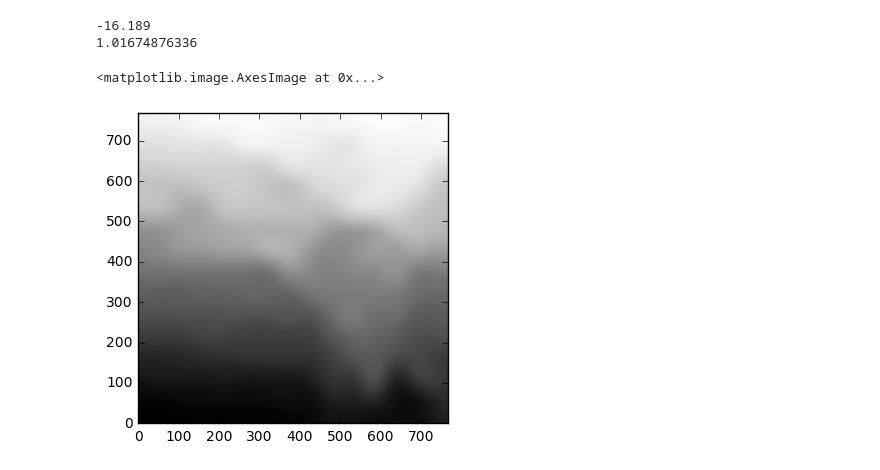
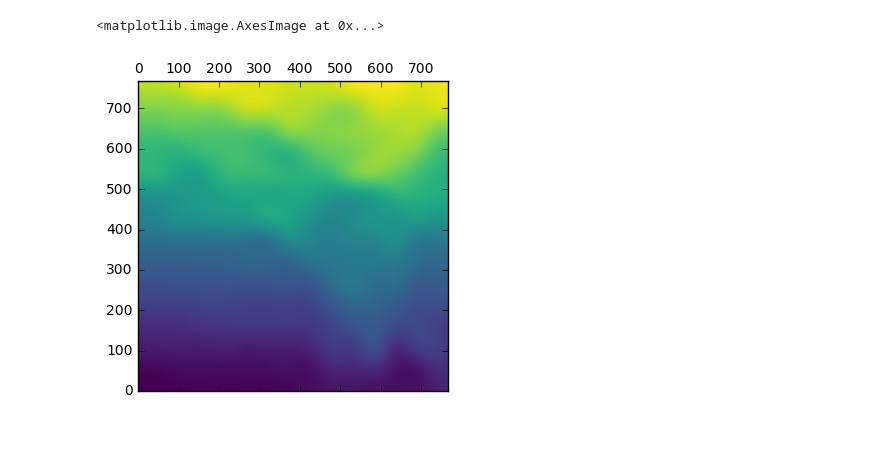
Before and after one commit to wesleyktatum/Nanowire_Measurements, a Jupyter notebook: NaRWHAL/BackgroundingAstroPy.ipynb, the cells around one changed output. Drawn from its saved outputs; the diff is of its cells as text; code cells hidden in the pictures; blank space fills up the shorter version.

```diff
--- a/NaRWHAL/BackgroundingAstroPy.ipynb
+++ b/NaRWHAL/BackgroundingAstroPy.ipynb
@@ -19,12 +21,8 @@ sigma_clip = SigmaClip(sigma=3., iters=10)
 bkg_estimator = MedianBackground()
 bkg = Background2D(afmdata, (50, 50), filter_size=(3, 3), sigma_clip=sigma_clip, bkg_estimator=bkg_estimator)
 # %%
-print(bkg.background_median)
-print(bkg.background_rms_median)
-plt.imshow(bkg.background, origin='lower', cmap='Greys_r')
+plt.matshow(bkg.background, origin='lower', cmap = 'viridis')
 # %% [output]
--16.189
-1.01674876336
+<matplotlib.image.AxesImage at 0x...>
-<matplotlib.image.AxesImage at 0x...>
-[figure, old version]
+[figure, new version]
 # %%
```
Also changed, not shown: parts of 9 cells of this notebook, 7 other files.
